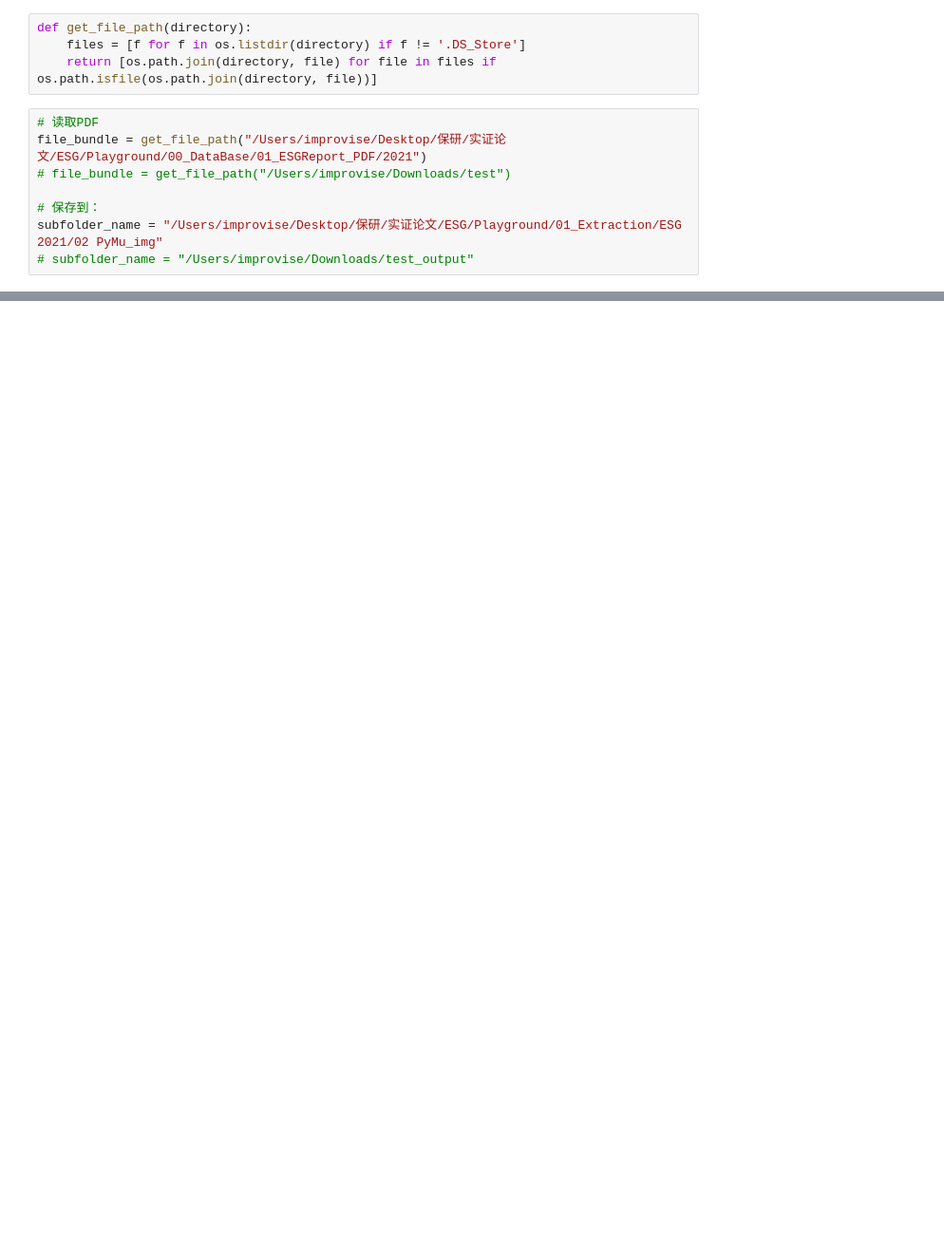
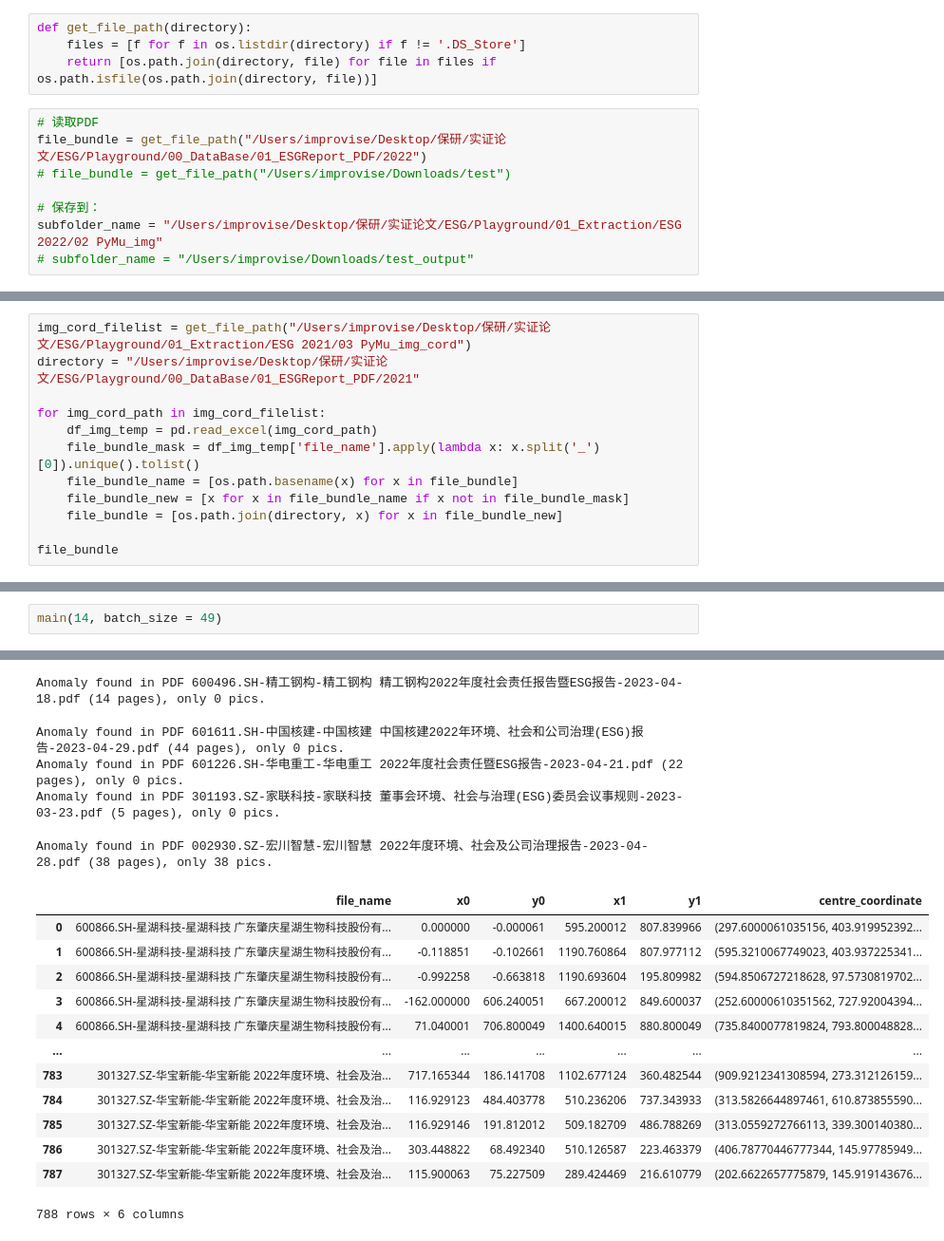
Before and after one commit to Lorre-Ramon/ESGImg, a Jupyter notebook: PDF_img_extract.ipynb, the cells around one changed output, grey strips where cells are left out. Shown at 95% size. Drawn from its saved outputs; the diff is of its cells as text; blank space fills up the shorter version.

Commit message:
Batch-run employed and tested

```diff
--- a/PDF_img_extract.ipynb
+++ b/PDF_img_extract.ipynb
@@ -181,9 +185,9 @@ def get_file_path(directory):
     return [os.path.join(directory, file) for file in files if os.path.isfile(os.path.join(directory, file))]
 # %%
 # 读取PDF
-file_bundle = get_file_path("/Users/improvise/Desktop/保研/实证论文/ESG/Playground/00_DataBase/01_ESGReport_PDF/2021")
+file_bundle = get_file_path("/Users/improvise/Desktop/保研/实证论文/ESG/Playground/00_DataBase/01_ESGReport_PDF/2022")
 # file_bundle = get_file_path("/Users/improvise/Downloads/test")
 
 # 保存到：
-subfolder_name = "/Users/improvise/Desktop/保研/实证论文/ESG/Playground/01_Extraction/ESG 2021/02 PyMu_img"
+subfolder_name = "/Users/improvise/Desktop/保研/实证论文/ESG/Playground/01_Extraction/ESG 2022/02 PyMu_img"
 # subfolder_name = "/Users/improvise/Downloads/test_output"
@@ -189,0 +202,12 @@ subfolder_name = "/Users/improvise/Desktop/保研/实证论文/ESG/Playground/01
+# %%
+img_cord_filelist = get_file_path("/Users/improvise/Desktop/保研/实证论文/ESG/Playground/01_Extraction/ESG 2021/03 PyMu_img_cord")
+directory = "/Users/improvise/Desktop/保研/实证论文/ESG/Playground/00_DataBase/01_ESGReport_PDF/2021"
+
+for img_cord_path in img_cord_filelist:
+    df_img_temp = pd.read_excel(img_cord_path)
+    file_bundle_mask = df_img_temp['file_name'].apply(lambda x: x.split('_')[0]).unique().tolist()
+    file_bundle_name = [os.path.basename(x) for x in file_bundle]
+    file_bundle_new = [x for x in file_bundle_name if x not in file_bundle_mask]
+    file_bundle = [os.path.join(directory, x) for x in file_bundle_new]
+
+file_bundle
@@ -189,0 +265,3 @@ subfolder_name = "/Users/improvise/Desktop/保研/实证论文/ESG/Playground/01
+# %%
+main(14, batch_size = 49)
+# %% [output]
@@ -189,0 +273,18 @@ subfolder_name = "/Users/improvise/Desktop/保研/实证论文/ESG/Playground/01
+Anomaly found in PDF 600496.SH-精工钢构-精工钢构 精工钢构2022年度社会责任报告暨ESG报告-2023-04-18.pdf (14 pages), only 0 pics.
+Anomaly found in PDF 601611.SH-中国核建-中国核建 中国核建2022年环境、社会和公司治理(ESG)报告-2023-04-29.pdf (44 pages), only 0 pics.
+Anomaly found in PDF 601226.SH-华电重工-华电重工 2022年度社会责任暨ESG报告-2023-04-21.pdf (22 pages), only 0 pics.
+Anomaly found in PDF 301193.SZ-家联科技-家联科技 董事会环境、社会与治理(ESG)委员会议事规则-2023-03-23.pdf (5 pages), only 0 pics.
+Anomaly found in PDF 002930.SZ-宏川智慧-宏川智慧 2022年度环境、社会及公司治理报告-2023-04-28.pdf (38 pages), only 38 pics.
+|  | file_name | x0 | y0 | x1 | y1 | centre_coordinate |
+| 0 | 600866.SH-星湖科技-星湖科技 广东肇庆星湖生物科技股份有... | 0.000000 | -0.000061 | 595.200012 | 807.839966 | (297.6000061035156, 403.919952392... |
+| 1 | 600866.SH-星湖科技-星湖科技 广东肇庆星湖生物科技股份有... | -0.118851 | -0.102661 | 1190.760864 | 807.977112 | (595.3210067749023, 403.937225341... |
+| 2 | 600866.SH-星湖科技-星湖科技 广东肇庆星湖生物科技股份有... | -0.992258 | -0.663818 | 1190.693604 | 195.809982 | (594.8506727218628, 97.5730819702... |
+| 3 | 600866.SH-星湖科技-星湖科技 广东肇庆星湖生物科技股份有... | -162.000000 | 606.240051 | 667.200012 | 849.600037 | (252.60000610351562, 727.92004394... |
+| 4 | 600866.SH-星湖科技-星湖科技 广东肇庆星湖生物科技股份有... | 71.040001 | 706.800049 | 1400.640015 | 880.800049 | (735.8400077819824, 793.800048828... |
+| ... | ... | ... | ... | ... | ... | ... |
+| 783 | 301327.SZ-华宝新能-华宝新能 2022年度环境、社会及治... | 717.165344 | 186.141708 | 1102.677124 | 360.482544 | (909.9212341308594, 273.312126159... |
+| 784 | 301327.SZ-华宝新能-华宝新能 2022年度环境、社会及治... | 116.929123 | 484.403778 | 510.236206 | 737.343933 | (313.5826644897461, 610.873855590... |
+| 785 | 301327.SZ-华宝新能-华宝新能 2022年度环境、社会及治... | 116.929146 | 191.812012 | 509.182709 | 486.788269 | (313.0559272766113, 339.300140380... |
+| 786 | 301327.SZ-华宝新能-华宝新能 2022年度环境、社会及治... | 303.448822 | 68.492340 | 510.126587 | 223.463379 | (406.78770446777344, 145.97785949... |
+| 787 | 301327.SZ-华宝新能-华宝新能 2022年度环境、社会及治... | 115.900063 | 75.227509 | 289.424469 | 216.610779 | (202.6622657775879, 145.919143676... |
+788 rows × 6 columns
```
Also changed, not shown: parts of 8 cells of this notebook.
